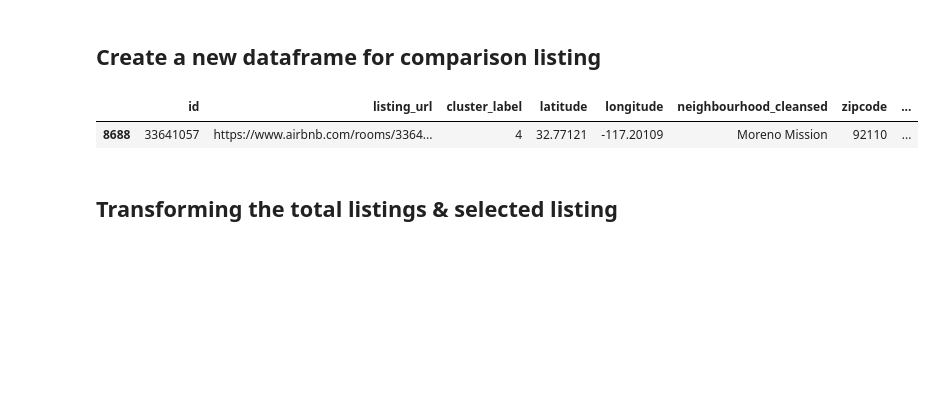
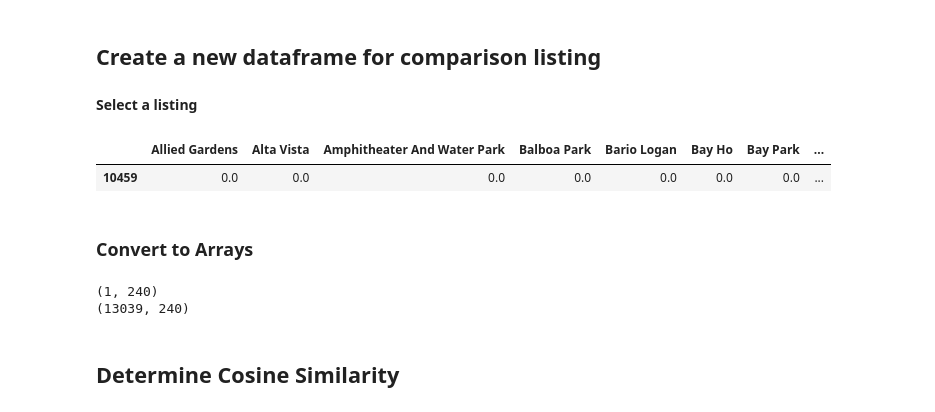
Before and after one commit to eric8395/airbnb_recommendations, a Jupyter notebook: Recommendations.ipynb, the cells around one changed output. Cells and saved outputs as stored; diff of their text form; code cells hidden in the pictures; blank space fills up the shorter version.

```diff
--- a/Recommendations.ipynb
+++ b/Recommendations.ipynb
@@ -12,5 +13,5 @@ np.random_state = 42
 # %%
 # load in df with the cluster labels
-sd_clustered = pd.read_csv('data/sd_clustered.csv', index_col = 0)
-sd_clustered
+sd_pp = pd.read_csv('data/sd_pp', index_col = 0)
+sd_pp
 # %% [output]
@@ -71,11 +53,13 @@ sd_clustered.tail(3)
 # %% [markdown]
 ## Create a new dataframe for comparison listing
+# %% [markdown]
+**Select a listing**
 # %%
 # selects a random listing from sd_clustered
-random_listing = sd_clustered.sample(n = 1)
+random_listing = sd_pp.sample(n = 1)
 random_listing
 # %% [output]
-|  | id | listing_url | cluster_label | latitude | longitude | neighbourhood_cleansed | zipcode | ... |
-| 8688 | 33641057 | https://www.airbnb.com/rooms/3364... | 4 | 32.77121 | -117.20109 | Moreno Mission | 92110 | ... |
+|  | Allied Gardens | Alta Vista | Amphitheater And Water Park | Balboa Park | Bario Logan | Bay Ho | Bay Park | ... |
+| 10459 | 0.0 | 0.0 | 0.0 | 0.0 | 0.0 | 0.0 | 0.0 | ... |
-# %% [markdown]
-## Transforming the total listings & selected listing
+# %% [markdown]
+### Convert to Arrays
@@ -81,0 +72,8 @@ random_listing
+# %%
+print(random_listing_array.shape)
+print(sd_pp_array.shape)
+# %% [output]
+(1, 240)
+(13039, 240)
+# %% [markdown]
+## Determine Cosine Similarity
```
Also changed, not shown: parts of 18 cells of this notebook, 1 other file.
